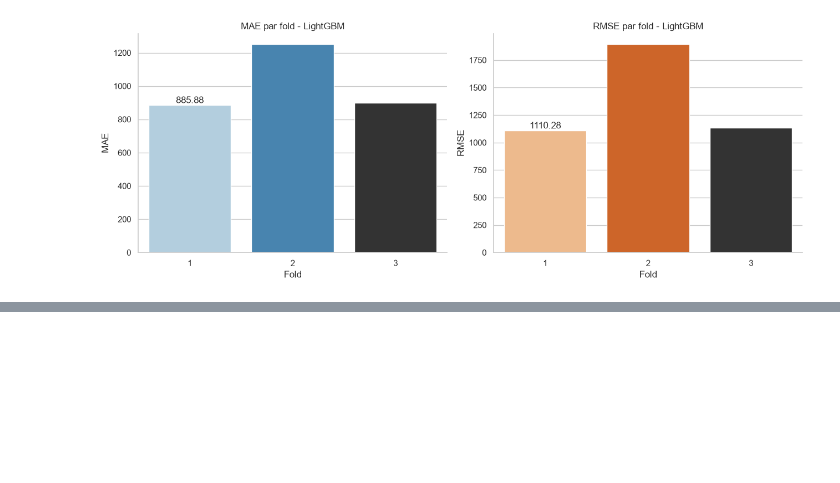
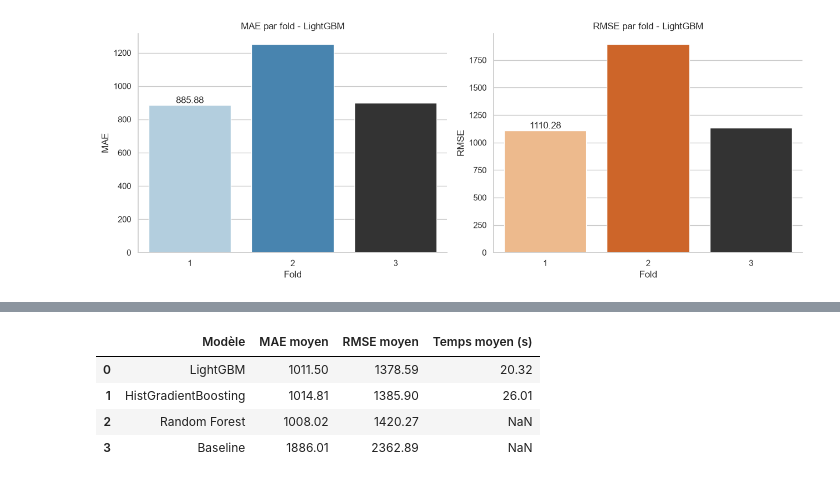
Before and after one commit to sirius-code7/projet_ml_prediction_chiffres_affaires, a Jupyter notebook: Prediction_chiffres_affaires/notebooks/modelisation.ipynb, the cells around one changed output, grey strips where cells are left out. Saved outputs shown, nothing was run; the diff lists cells and outputs as text; code cells hidden in the pictures; blank space fills up the shorter version.

Commit message:
comparer les trois modeles

```diff
--- a/Prediction_chiffres_affaires/notebooks/modelisation.ipynb
+++ b/Prediction_chiffres_affaires/notebooks/modelisation.ipynb
@@ -842,0 +862,39 @@ Temps moyen : 20.32 s
+# %%
+# Regroupement des résultats des quatre modèles
+tableaux_modeles = {
+    "Baseline": pd.DataFrame(resultats_baseline),
+    "Random Forest": tableau_random_forest,
+    "HistGradientBoosting": tableau_hist_gradient,
+    "LightGBM": tableau_lightgbm
+}
+
+# Calcul des performances moyennes
+comparaison_modeles = []
+
+for nom, tableau in tableaux_modeles.items():
+
+    comparaison_modeles.append({
+        "Modèle": nom,
+        "MAE moyen": tableau["MAE"].mean(),
+        "RMSE moyen": tableau["RMSE"].mean(),
+        "Temps moyen (s)": (
+            tableau["Temps (s)"].mean()
+            if "Temps (s)" in tableau.columns
+            else np.nan
+        )
+    })
+
+# Tableau comparatif
+tableau_comparaison = pd.DataFrame(comparaison_modeles)
+
+tableau_comparaison = tableau_comparaison.sort_values(
+    by="RMSE moyen"
+).reset_index(drop=True)
+
+display(tableau_comparaison.round(2))
+# %% [output]
+|  | Modèle | MAE moyen | RMSE moyen | Temps moyen (s) |
+| 0 | LightGBM | 1011.50 | 1378.59 | 20.32 |
+| 1 | HistGradientBoosting | 1014.81 | 1385.90 | 26.01 |
+| 2 | Random Forest | 1008.02 | 1420.27 | NaN |
+| 3 | Baseline | 1886.01 | 2362.89 | NaN |
```
Also changed, not shown: parts of 1 cell of this notebook.
